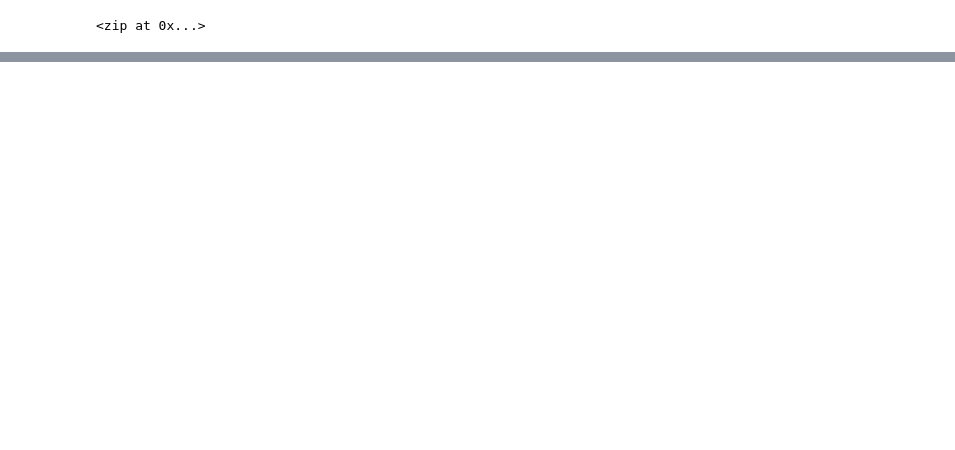
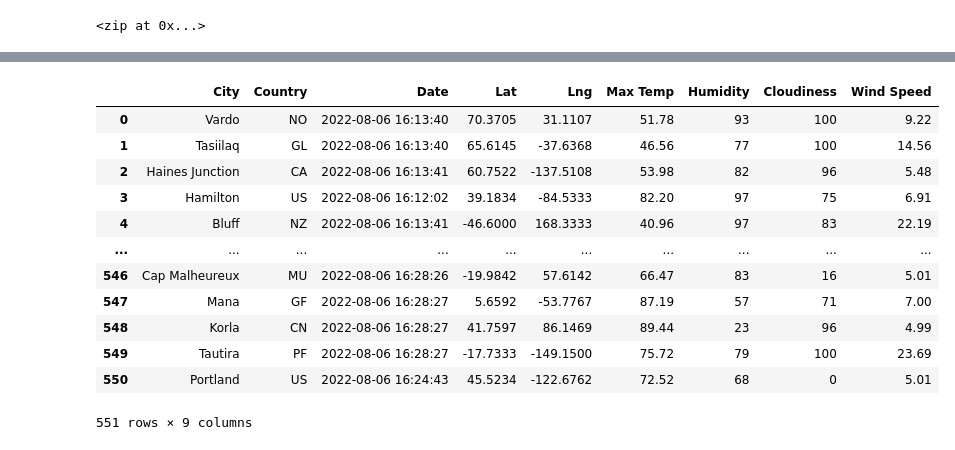
Before and after one commit to ajkriegz/World_Weather_Analysis, a Jupyter notebook: WeatherPy.ipynb, the cells around one changed output, grey strips where cells are left out. Drawn from its saved outputs; the diff is of its cells as text; code cells hidden in the pictures; blank space fills up the shorter version.

Commit message:
updating WeatherPy file

```diff
--- a/WeatherPy.ipynb
+++ b/WeatherPy.ipynb
@@ -7,5 +13,8 @@ import numpy as np
 # Use the citipy module to determine city based on latitude and longitude.
 from citipy import citipy
+# %%
+# Starting URL for Weather Map API Call.
+url = "http://api.openweathermap.org/data/2.5/weather?units=Imperial&APPID=" + weather_api_key
 # %%
 # Create a set of random latitude and longitude combinations.
 lats = np.random.uniform(low=-90.000, high=90.000, size=1500)
@@ -65,0 +158,4 @@ len(cities)
+# %%
+# Convert the array of dictionaries to a Pandas DataFrame.
+city_data_df = pd.DataFrame(city_data)
+city_data_df.head(10)
@@ -65,0 +174,20 @@ len(cities)
+# %%
+new_column_order = ["City", "Country", "Date", "Lat", "Lng", "Max Temp", "Humidity", "Cloudiness", "Wind Speed"]
+
+city_data_df = city_data_df[new_column_order]
+
+city_data_df
+# %% [output]
+|  | City | Country | Date | Lat | Lng | Max Temp | Humidity | Cloudiness | Wind Speed |
+| 0 | Vardo | NO | 2022-08-06 16:13:40 | 70.3705 | 31.1107 | 51.78 | 93 | 100 | 9.22 |
+| 1 | Tasiilaq | GL | 2022-08-06 16:13:40 | 65.6145 | -37.6368 | 46.56 | 77 | 100 | 14.56 |
+| 2 | Haines Junction | CA | 2022-08-06 16:13:41 | 60.7522 | -137.5108 | 53.98 | 82 | 96 | 5.48 |
+| 3 | Hamilton | US | 2022-08-06 16:12:02 | 39.1834 | -84.5333 | 82.20 | 97 | 75 | 6.91 |
+| 4 | Bluff | NZ | 2022-08-06 16:13:41 | -46.6000 | 168.3333 | 40.96 | 97 | 83 | 22.19 |
+| ... | ... | ... | ... | ... | ... | ... | ... | ... | ... |
+| 546 | Cap Malheureux | MU | 2022-08-06 16:28:26 | -19.9842 | 57.6142 | 66.47 | 83 | 16 | 5.01 |
+| 547 | Mana | GF | 2022-08-06 16:28:27 | 5.6592 | -53.7767 | 87.19 | 57 | 71 | 7.00 |
+| 548 | Korla | CN | 2022-08-06 16:28:27 | 41.7597 | 86.1469 | 89.44 | 23 | 96 | 4.99 |
+| 549 | Tautira | PF | 2022-08-06 16:28:27 | -17.7333 | -149.1500 | 75.72 | 79 | 100 | 23.69 |
+| 550 | Portland | US | 2022-08-06 16:24:43 | 45.5234 | -122.6762 | 72.52 | 68 | 0 | 5.01 |
+551 rows × 9 columns
```
Also changed, not shown: parts of 6 cells of this notebook, 4 other files.
